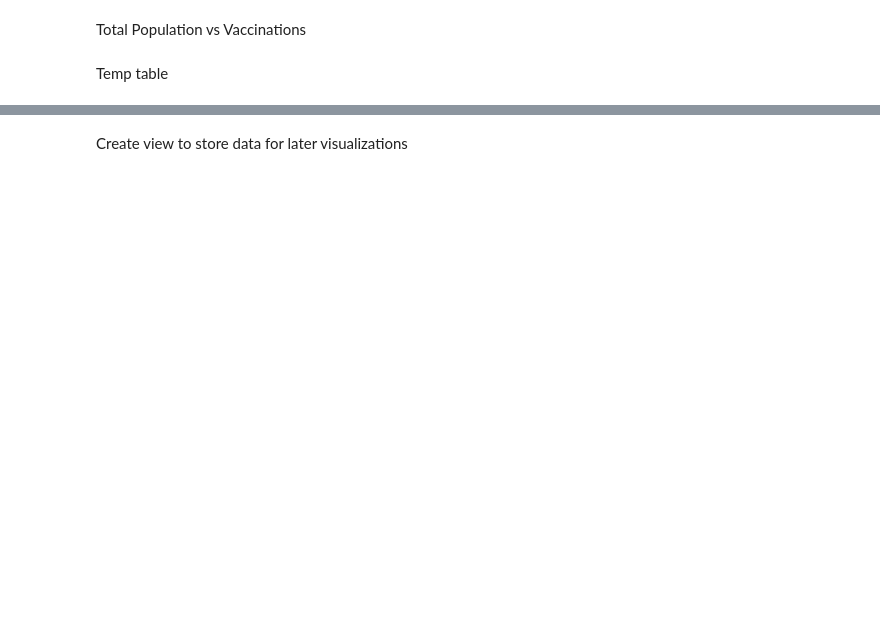
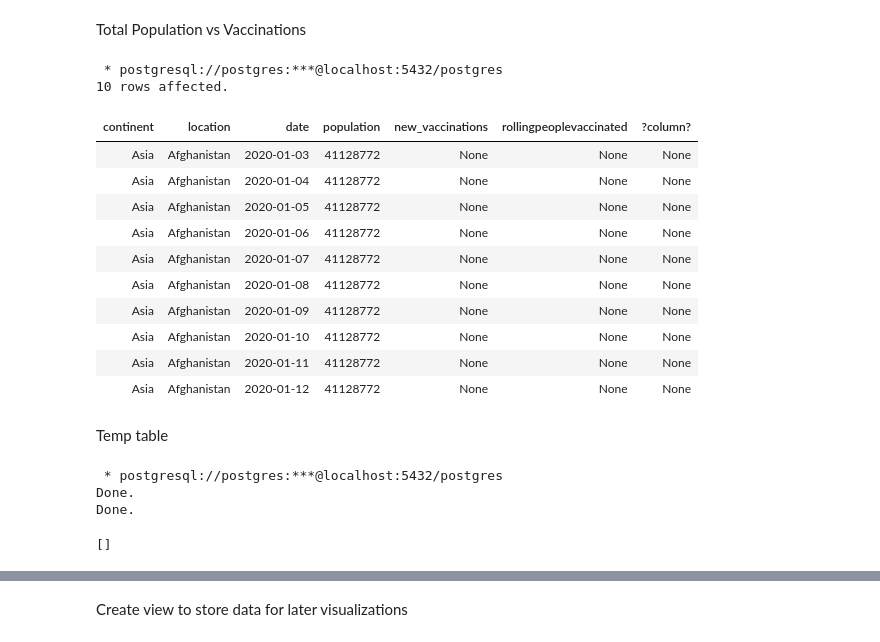
Before and after one commit to Hamiltonrfilho/Guided-Projects, a Jupyter notebook: [SQL] Covid-19 Data Exploration/Covid_data.ipynb, the cells around one changed output, grey strips where cells are left out. Cells and saved outputs as stored; diff of their text form; code cells hidden in the pictures; blank space fills up the shorter version.

```diff
--- a/[SQL] Covid-19 Data Exploration/Covid_data.ipynb
+++ b/[SQL] Covid-19 Data Exploration/Covid_data.ipynb
@@ -72,20 +157,34 @@ Total Population vs Vaccinations
 # %%
 %%sql
 With PopvsVac (continent, location, date, population, new_vaccinations, RollingPeopleVaccinated) AS
 (
     SELECT Cov_D.continent, Cov_D.location, Cov_D.date, Cov_D.population, Cov_V.new_vaccinations, SUM(Cov_V.new_vaccinations) OVER (Partition by Cov_D.Location ORDER BY Cov_D.location, Cov_D.date) AS RollingPeopleVaccinated
     FROM covid_deaths AS Cov_D JOIN covid_vaccinations AS Cov_V
     ON Cov_D.location = Cov_V.location AND Cov_D.date = Cov_V.date
     WHERE Cov_D.continent is not null
     --ORDER BY Cov_D.location, Cov_D.date
-    LIMIT 100
+    LIMIT 10
 )
 SELECT *, (RollingPeopleVaccinated/population)*100 FROM PopvsVac
+# %% [output]
+ * postgresql://postgres:***@localhost:5432/postgres
+10 rows affected.
+| continent | location | date | population | new_vaccinations | rollingpeoplevaccinated | ?column? |
+| Asia | Afghanistan | 2020-01-03 | 41128772 | None | None | None |
+| Asia | Afghanistan | 2020-01-04 | 41128772 | None | None | None |
+| Asia | Afghanistan | 2020-01-05 | 41128772 | None | None | None |
+| Asia | Afghanistan | 2020-01-06 | 41128772 | None | None | None |
+| Asia | Afghanistan | 2020-01-07 | 41128772 | None | None | None |
+| Asia | Afghanistan | 2020-01-08 | 41128772 | None | None | None |
+| Asia | Afghanistan | 2020-01-09 | 41128772 | None | None | None |
+| Asia | Afghanistan | 2020-01-10 | 41128772 | None | None | None |
+| Asia | Afghanistan | 2020-01-11 | 41128772 | None | None | None |
+| Asia | Afghanistan | 2020-01-12 | 41128772 | None | None | None |
 # %% [markdown]
 Temp table
 # %%
 %%sql
---DROP TABLE IF EXISTS PercentPopulationVaccinated;
+DROP TABLE IF EXISTS PercentPopulationVaccinated;
 CREATE TABLE PercentPopulationVaccinated
 (
     continent TEXT,
@@ -95,6 +194,11 @@ CREATE TABLE PercentPopulationVaccinated
     new_vaccinations numeric,
     RollingPeopleVaccinated numeric
 );
+# %% [output]
+ * postgresql://postgres:***@localhost:5432/postgres
+Done.
+Done.
+[]
 # %%
 %%sql
 INSERT INTO PercentPopulationVaccinated
```
Also changed, not shown: parts of 9 cells of this notebook.
